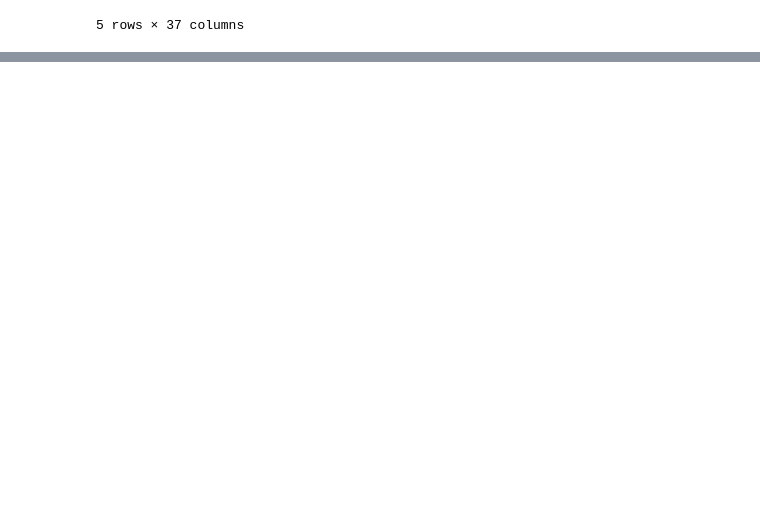
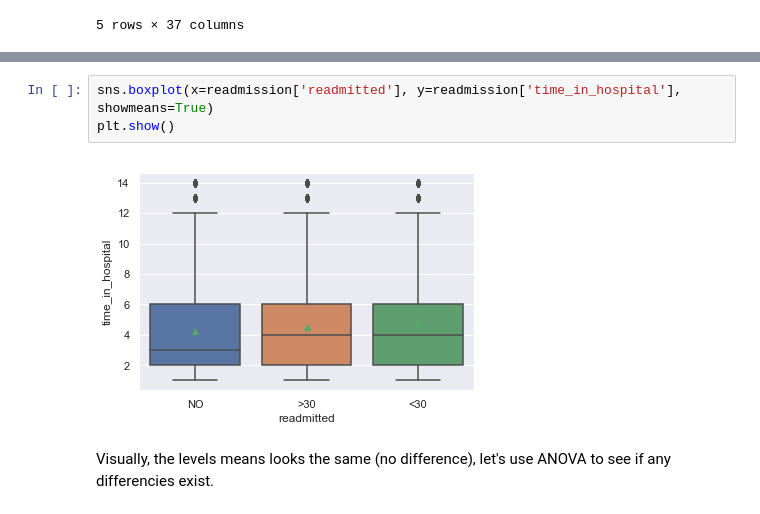
Before and after one commit to debishop/data_science_and_machine_learning_portfolio, a Jupyter notebook: projects/Readmission Statistical Analysis.ipynb, the cells around one changed output, grey strips where cells are left out. Drawn from its saved outputs; the diff is of its cells as text; blank space fills up the shorter version.

```diff
--- a/projects/Readmission Statistical Analysis.ipynb
+++ b/projects/Readmission Statistical Analysis.ipynb
@@ -211,0 +265,7 @@ cat_readmission.head()
+# %%
+sns.boxplot(x=readmission['readmitted'], y=readmission['time_in_hospital'], showmeans=True)
+plt.show()
+# %% [output]
+[figure, added]
+# %% [markdown]
+Visually, the levels means looks the same (no difference), let's  use ANOVA to see if any differencies exist.
```
Also changed, not shown: parts of 14 cells of this notebook.
